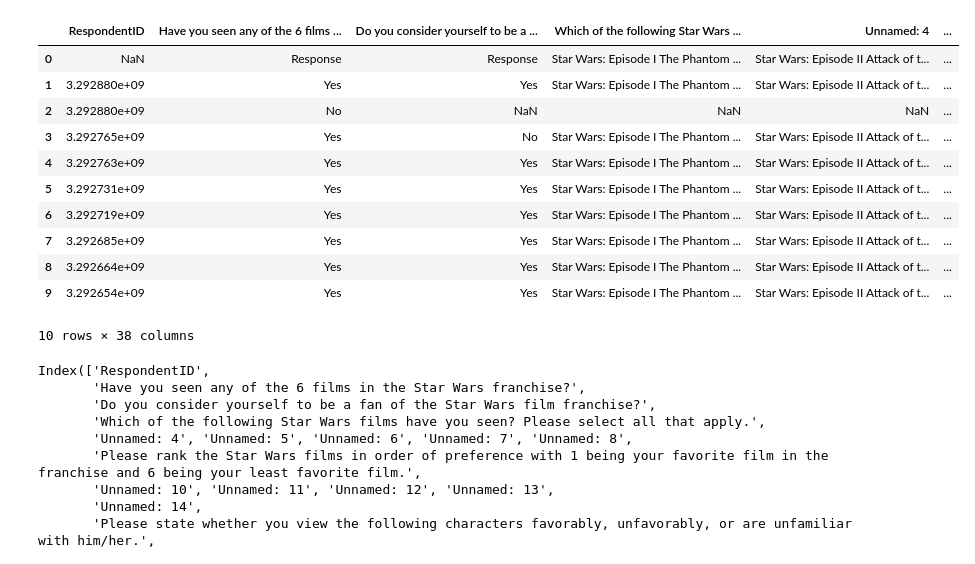
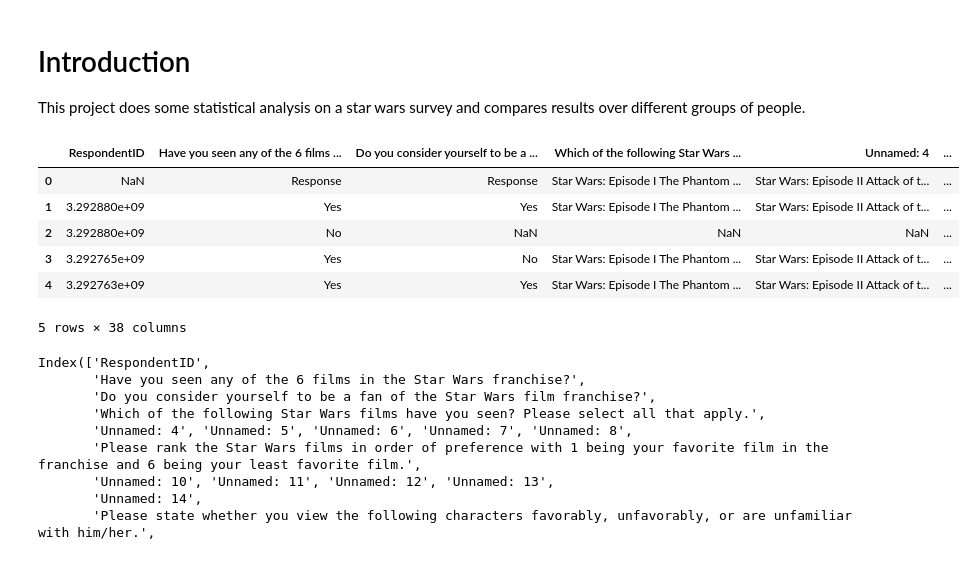
Before and after one commit to cidetraq/star-wars, a Jupyter notebook: star_wars_analysis.ipynb, the cells around one changed output. Cells and saved outputs as stored; diff of their text form; code cells hidden in the pictures.

```diff
--- a/star_wars_analysis.ipynb
+++ b/star_wars_analysis.ipynb
@@ -1,23 +1,21 @@
+# %% [markdown]
+<h1>Introduction</h1>
+
+This project does some statistical analysis on a star wars survey and compares results over different groups of people.
 # %%
 %matplotlib inline
 from matplotlib import pyplot as plt
 import pandas as pd
 star_wars = pd.read_csv("star_wars.csv", encoding="ISO-8859-1")
-
-star_wars.head(10)
+star_wars.head()
 # %% [output]
 |  | RespondentID | Have you seen any of the 6 films ... | Do you consider yourself to be a ... | Which of the following Star Wars ... | Unnamed: 4 | ... |
 | 0 | NaN | Response | Response | Star Wars: Episode I The Phantom ... | Star Wars: Episode II Attack of t... | ... |
 | 1 | 3.292880e+09 | Yes | Yes | Star Wars: Episode I The Phantom ... | Star Wars: Episode II Attack of t... | ... |
 | 2 | 3.292880e+09 | No | NaN | NaN | NaN | ... |
 | 3 | 3.292765e+09 | Yes | No | Star Wars: Episode I The Phantom ... | Star Wars: Episode II Attack of t... | ... |
 | 4 | 3.292763e+09 | Yes | Yes | Star Wars: Episode I The Phantom ... | Star Wars: Episode II Attack of t... | ... |
-| 5 | 3.292731e+09 | Yes | Yes | Star Wars: Episode I The Phantom ... | Star Wars: Episode II Attack of t... | ... |
-| 6 | 3.292719e+09 | Yes | Yes | Star Wars: Episode I The Phantom ... | Star Wars: Episode II Attack of t... | ... |
-| 7 | 3.292685e+09 | Yes | Yes | Star Wars: Episode I The Phantom ... | Star Wars: Episode II Attack of t... | ... |
-| 8 | 3.292664e+09 | Yes | Yes | Star Wars: Episode I The Phantom ... | Star Wars: Episode II Attack of t... | ... |
-| 9 | 3.292654e+09 | Yes | Yes | Star Wars: Episode I The Phantom ... | Star Wars: Episode II Attack of t... | ... |
-10 rows × 38 columns
+5 rows × 38 columns
 # %%
 star_wars.columns
 # %% [output]
```
Also changed, not shown: parts of 26 cells of this notebook.
